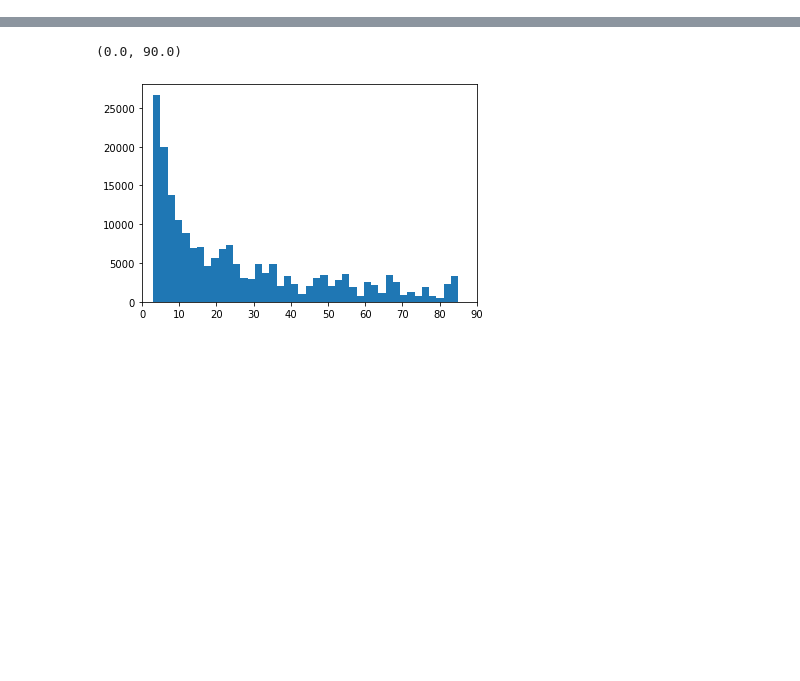
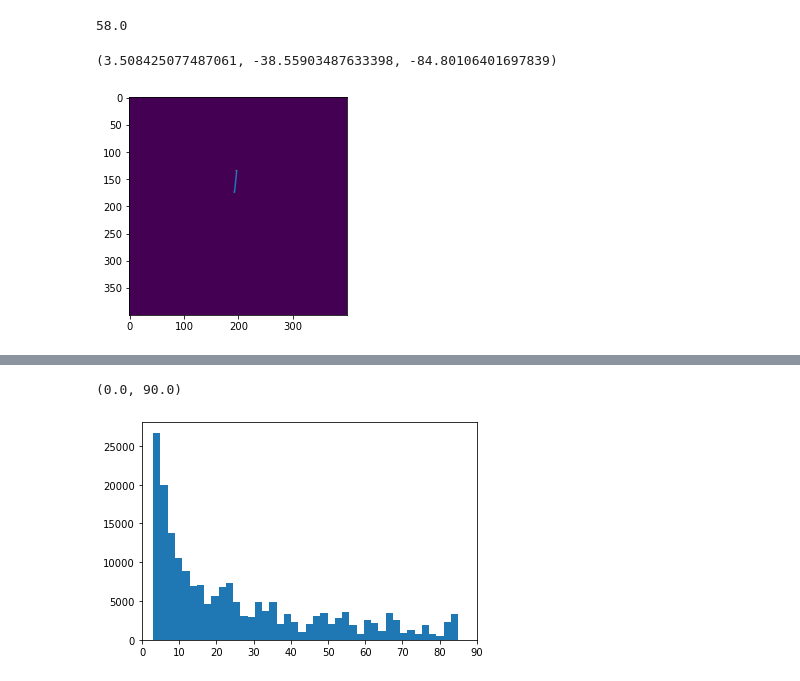
Before and after one commit to Asashou/TLI, a Jupyter notebook: pipeline/TLI_analysis/neu_life_analysis.ipynb, the cells around one changed output, grey strips where cells are left out. Drawn from its saved outputs; the diff is of its cells as text; code cells hidden in the pictures; blank space fills up the shorter version.

```diff
--- a/pipeline/TLI_analysis/neu_life_analysis.ipynb
+++ b/pipeline/TLI_analysis/neu_life_analysis.ipynb
@@ -31,12 +31,14 @@ from multiprocessing import cpu_count, Process, Pool
 def cal_lifetimes_angle(mask_img, plot=True):
     lifetimes = analysis.cal_lifetimes(mask_img, save=False)
     lifetimes = lifetimes[-1].astype(float)
+    lifetimes = 37+0.25*(lifetimes.max()-lifetimes)
+
     t1 = lifetimes.copy()
-    t1[t1<60] = 0
+    t1[t1>40] = 0
     t1 = t1.astype('uint8')
     t1_center = regionprops(t1)[0].centroid
     t2 = lifetimes.copy()
-    t2[t2>20] = 0
+    t2[t2<50] = 0
     t2 = t2.astype('uint8')
     t2_center = regionprops(t2)[0].centroid
 
@@ -84,5 +86,14 @@ for n_folder in N_folders:
     neuron[neuron != 0] = 1
     x,y,res_angle = cal_lifetimes_angle(neuron, plot=True)
     results[n_folder]=[n_folder,x,y,res_angle]
+# %%
+37+0.25*(86-2)
+# %% [output]
+58.0
+# %%
+cal_lifetimes_angle(mask)
+# %% [output]
+(3.508425077487061, -38.55903487633398, -84.80106401697839)
+[figure, added]
 # %%
 # neuron =
```
Also changed, not shown: parts of 34 cells of this notebook, 2 other files.
